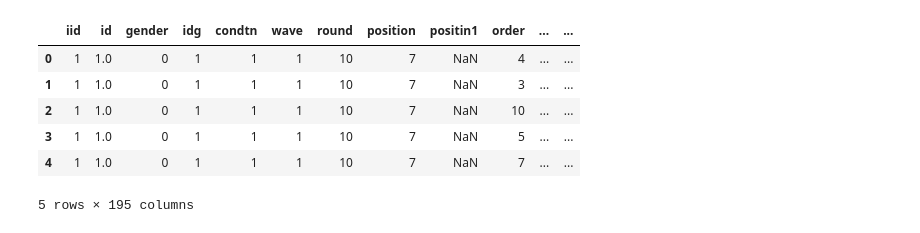
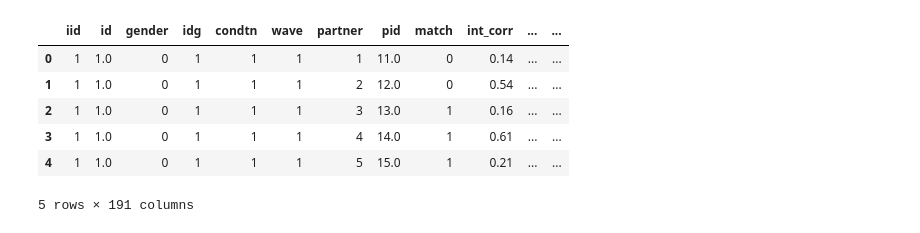
Before and after one commit to rshen36/math17, a Jupyter notebook: project.ipynb, the cells around one changed output. Cells and saved outputs as stored; diff of their text form; code cells hidden in the pictures.

```diff
--- a/project.ipynb
+++ b/project.ipynb
@@ -11,17 +11,28 @@ from networkx.algorithms import bipartite
 # %%
 # read in the speed dating data
 df = pd.read_csv('./speed_dating.csv')
-# %%
-# clean up data frame
-# TODO: deal with NaNs (columns w/ only NaNs and columns partially filled w/ NaNs)
-
-df.head()
-# %% [output]
-|  | iid | id | gender | idg | condtn | wave | round | position | positin1 | order | ... | ... |
-| 0 | 1 | 1.0 | 0 | 1 | 1 | 1 | 10 | 7 | NaN | 4 | ... | ... |
-| 1 | 1 | 1.0 | 0 | 1 | 1 | 1 | 10 | 7 | NaN | 3 | ... | ... |
-| 2 | 1 | 1.0 | 0 | 1 | 1 | 1 | 10 | 7 | NaN | 10 | ... | ... |
-| 3 | 1 | 1.0 | 0 | 1 | 1 | 1 | 10 | 7 | NaN | 5 | ... | ... |
-| 4 | 1 | 1.0 | 0 | 1 | 1 | 1 | 10 | 7 | NaN | 7 | ... | ... |
-5 rows × 195 columns
+# %%
+# clean up data frame
+# TODO: deal with NaNs (columns w/ only NaNs and columns partially filled w/ NaNs)
+
+# dropping variables that should be useless (FIX AS NECESSARY)
+df.drop('round',axis=1,inplace=True)
+df.drop('position',axis=1,inplace=True)
+df.drop('positin1',axis=1,inplace=True)
+df.drop('order',axis=1,inplace=True)
+
+# variables I don't understand: int_corr,
+
+# may want to create variables off of: age, race, from, activities (sports, tvsports, etc.),
+#   various attribute ratings for the various categories at each time step
+
+df.head()
+# %% [output]
+|  | iid | id | gender | idg | condtn | wave | partner | pid | match | int_corr | ... | ... |
+| 0 | 1 | 1.0 | 0 | 1 | 1 | 1 | 1 | 11.0 | 0 | 0.14 | ... | ... |
+| 1 | 1 | 1.0 | 0 | 1 | 1 | 1 | 2 | 12.0 | 0 | 0.54 | ... | ... |
+| 2 | 1 | 1.0 | 0 | 1 | 1 | 1 | 3 | 13.0 | 1 | 0.16 | ... | ... |
+| 3 | 1 | 1.0 | 0 | 1 | 1 | 1 | 4 | 14.0 | 1 | 0.61 | ... | ... |
+| 4 | 1 | 1.0 | 0 | 1 | 1 | 1 | 5 | 15.0 | 1 | 0.21 | ... | ... |
+5 rows × 191 columns
 # %%
```
Also changed, not shown: parts of 4 cells of this notebook.
